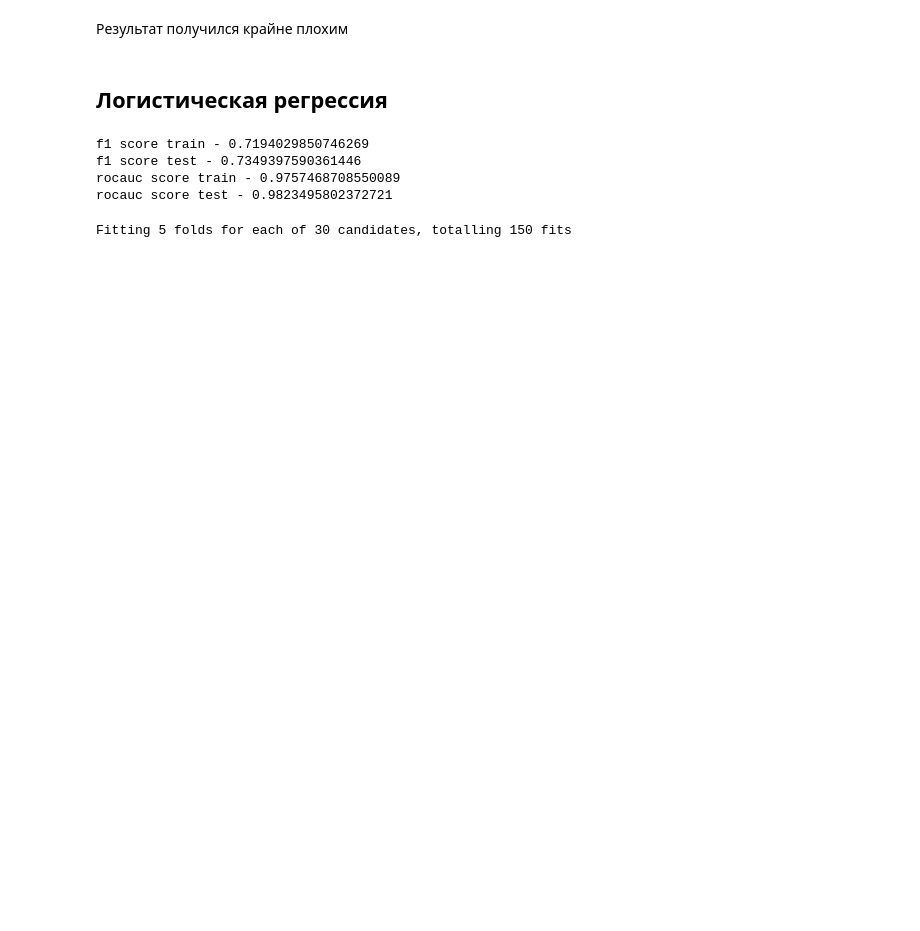
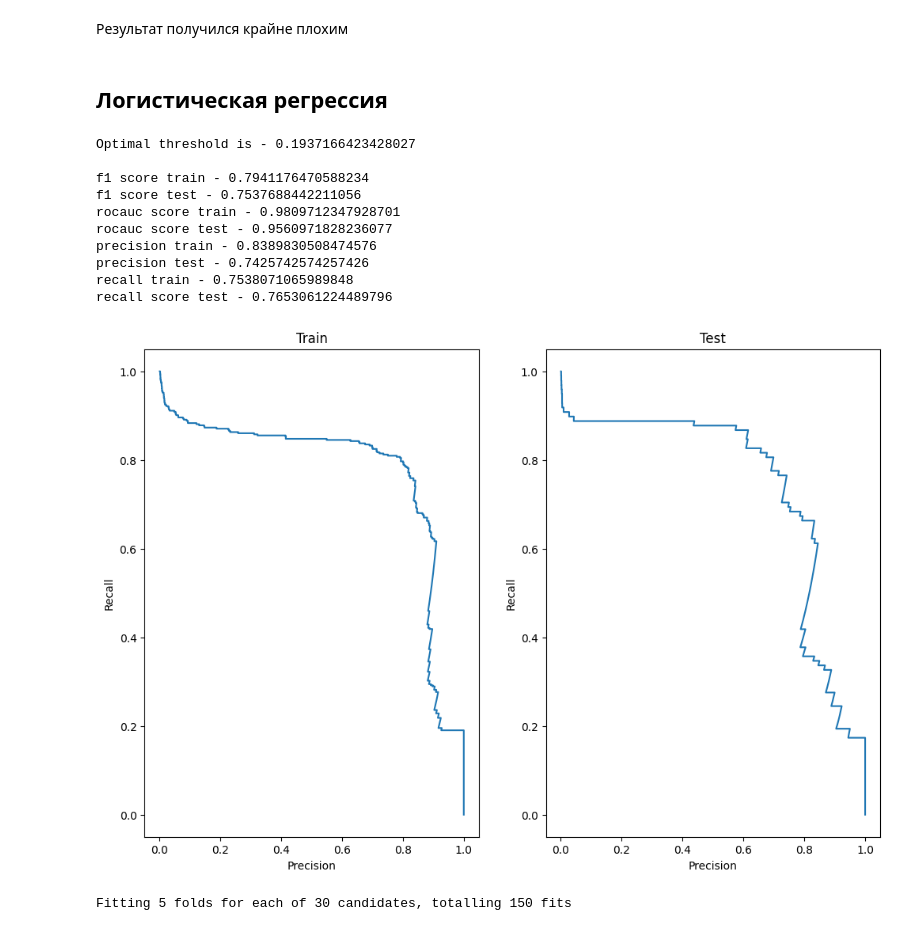
Before and after one commit to nokiroki/Coursework_copy, a Jupyter notebook: notebooks/linear_model.ipynb, the cells around one changed output. Drawn from its saved outputs; the diff is of its cells as text; code cells hidden in the pictures; blank space fills up the shorter version.

```diff
--- a/notebooks/linear_model.ipynb
+++ b/notebooks/linear_model.ipynb
@@ -43,0 +39,6 @@ def print_metrics(clf, data_train, target_train, data_test, target_test):
+# %%
+def plot_precision_recall(y_true, y_scores):
+    precisions, recalls, _ = precision_recall_curve(
+        y_true, y_scores
+    )
+    plt.plot(precisions, recalls)
@@ -43,0 +54,32 @@ def print_metrics(clf, data_train, target_train, data_test, target_test):
+# %%
+def print_metrics(train_true, test_true, train_scores, test_scores):
+    trs = get_optimum_threshold(test_true, test_scores)
+    print(f'Optimal threshold is - {trs}\n')
+
+    train_pred = train_scores >= trs
+    test_pred = test_scores >= trs
+
+    print(f'f1 score train - {f1_score(train_true, train_pred)}')
+    print(f'f1 score test - {f1_score(test_true, test_pred)}')
+
+    print(f'rocauc score train - {roc_auc_score(train_true, train_scores)}')
+    print(f'rocauc score test - {roc_auc_score(test_true, test_scores)}')
+
+    print(f'precision train - {precision_score(train_true, train_pred)}')
+    print(f'precision test - {precision_score(test_true, test_pred)}')
+
+    print(f'recall train - {recall_score(train_true, train_pred)}')
+    print(f'recall test - {recall_score(test_true, test_pred)}')
+
+    plt.figure(figsize=(12, 8))
+    plt.subplot(1, 2, 1)
+    plot_precision_recall(train_true, train_scores)
+    plt.xlabel('Precision')
+    plt.ylabel('Recall')
+    plt.title('Train')
+    plt.subplot(1, 2, 2)
+    plot_precision_recall(test_true, test_scores)
+    plt.xlabel('Precision')
+    plt.ylabel('Recall')
+    plt.title('Test')
+    plt.show()
@@ -84,13 +157,23 @@ f1 score test - 0.006109979633401223
 # %%
 lg_base = LogisticRegression(random_state=random_state)
 lg_base.fit(data_train, target_train)
 
-print_metrics(lg_base, data_train, target_train, data_test, target_test)
+train_scores = lg_base.predict_proba(data_train)[:, 1]
+test_scores = lg_base.predict_proba(data_test)[:, 1]
+
+print_metrics(target_train, target_test, train_scores, test_scores)
 # %% [output]
-f1 score train - 0.7194029850746269
-f1 score test - 0.7349397590361446
-rocauc score train - 0.9757468708550089
-rocauc score test - 0.9823495802372721
+Optimal threshold is - 0.1937166423428027
+
+f1 score train - 0.7941176470588234
+f1 score test - 0.7537688442211056
+rocauc score train - 0.9809712347928701
+rocauc score test - 0.9560971828236077
+precision train - 0.8389830508474576
+precision test - 0.7425742574257426
+recall train - 0.7538071065989848
+recall score test - 0.7653061224489796
+[figure, added]
 # %%
 lg = LogisticRegression(random_state=random_state)
 
```
Also changed, not shown: parts of 31 cells of this notebook, 1 other file.
